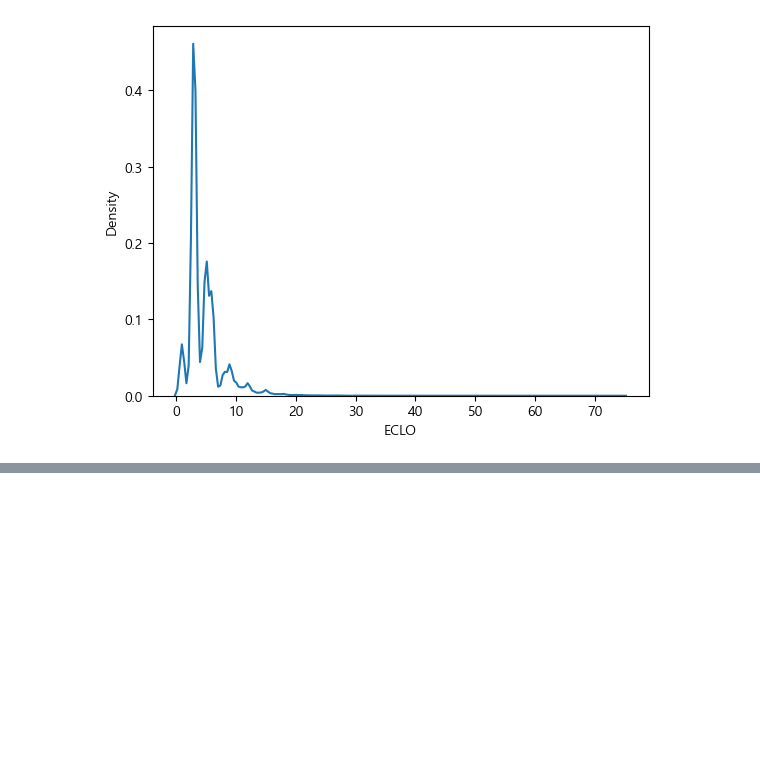
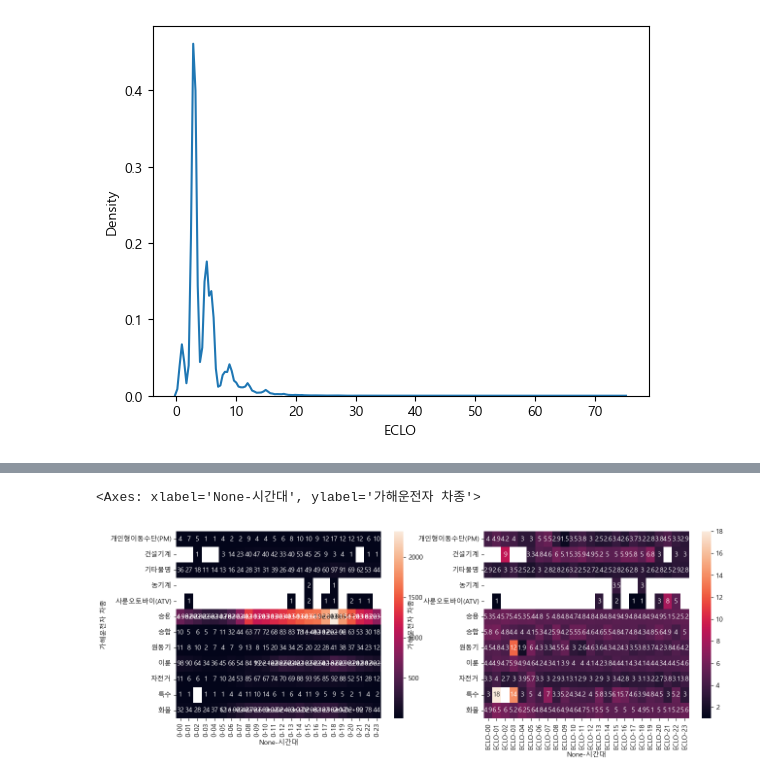
Before and after one commit to Boostcamp-AI-Tech-Recsys-team2/Prediction-of-Traffic-Accident-Victims-in-Daegu, a Jupyter notebook: EDA/EDA_CYH.ipynb, the cells around one changed output, grey strips where cells are left out. Cells and saved outputs as stored; diff of their text form; code cells hidden in the pictures; blank space fills up the shorter version.

```diff
--- a/EDA/EDA_CYH.ipynb
+++ b/EDA/EDA_CYH.ipynb
@@ -292,0 +210,10 @@ train_df['피해운전자 연령_cat'] = pd.cut(train_df['피해운전자 연령
+# %%
+fig, axes = plt.subplots(1,2, figsize = (15,5))
+temp = train_df.groupby(['시간대', '가해운전자 차종']).size().reset_index().pivot(index = '가해운전자 차종', columns = '시간대')
+sns.heatmap(temp, annot = True, ax = axes[0])
+
+temp = train_df.groupby(['시간대', '가해운전자 차종'])['ECLO'].mean().reset_index().pivot(index = '가해운전자 차종', columns = '시간대')
+sns.heatmap(temp, annot = True, ax = axes[1])
+# %% [output]
+<Axes: xlabel='None-시간대', ylabel='가해운전자 차종'>
+[figure, added]
```
Also changed, not shown: parts of 59 cells of this notebook.
